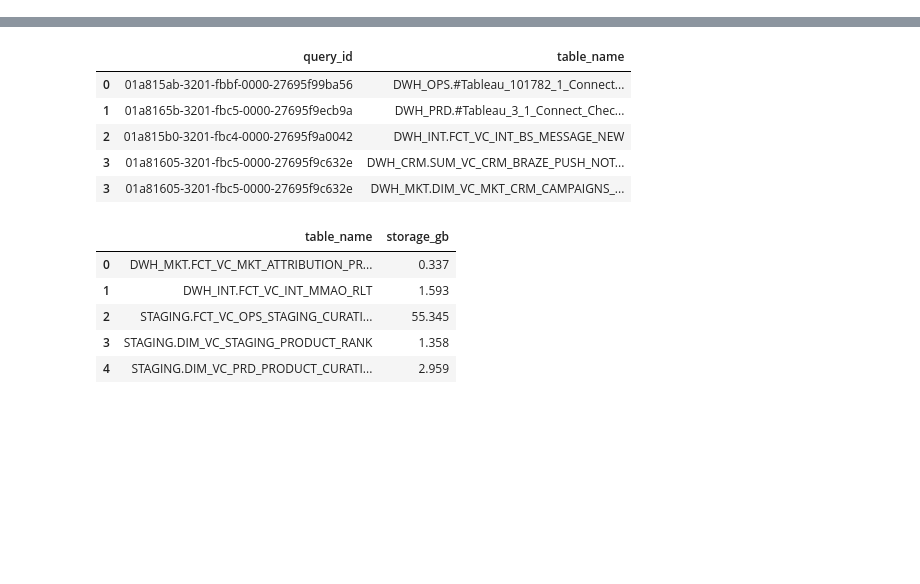
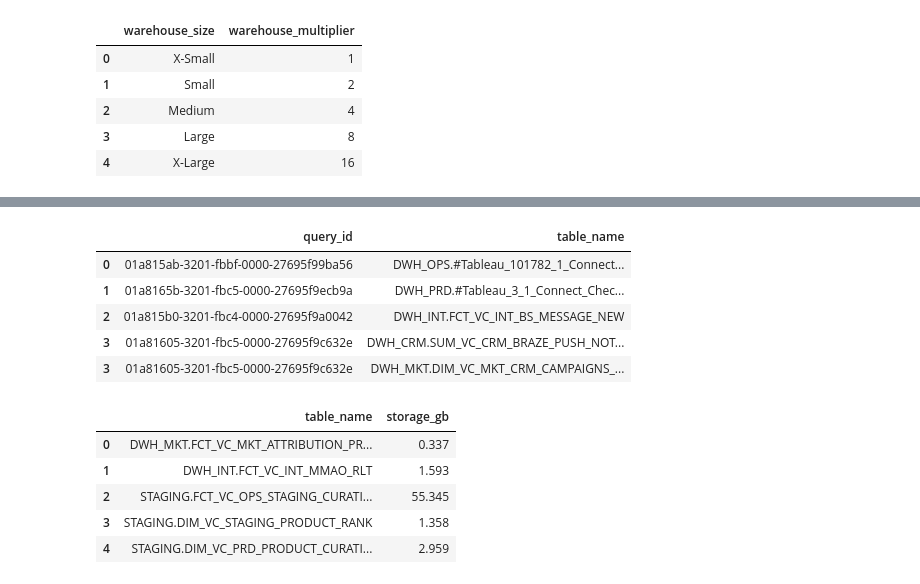
Before and after one commit to PDBeattie/lots, a Jupyter notebook: qlap/Query Length Approximation Predictor.ipynb, the cells around one changed output, grey strips where cells are left out. Saved outputs shown, nothing was run; the diff lists cells and outputs as text; code cells hidden in the pictures; blank space fills up the shorter version.

```diff
--- a/qlap/Query Length Approximation Predictor.ipynb
+++ b/qlap/Query Length Approximation Predictor.ipynb
@@ -35,2 +41,18 @@ print(csv_file)
+# %%
+# initialize list elements
+data = {
+    'warehouse_size':['X-Small','Small','Medium','Large','X-Large'],
+    'warehouse_multiplier':[1,2,4,8,16]
+}
+
+df_wh = pd.DataFrame.from_dict(data)
+df_wh
+# %% [output]
+|  | warehouse_size | warehouse_multiplier |
+| 0 | X-Small | 1 |
+| 1 | Small | 2 |
+| 2 | Medium | 4 |
+| 3 | Large | 8 |
+| 4 | X-Large | 16 |
 # %%
 if os.path.isfile(csv_file):
```
Also changed, not shown: parts of 19 cells of this notebook.
